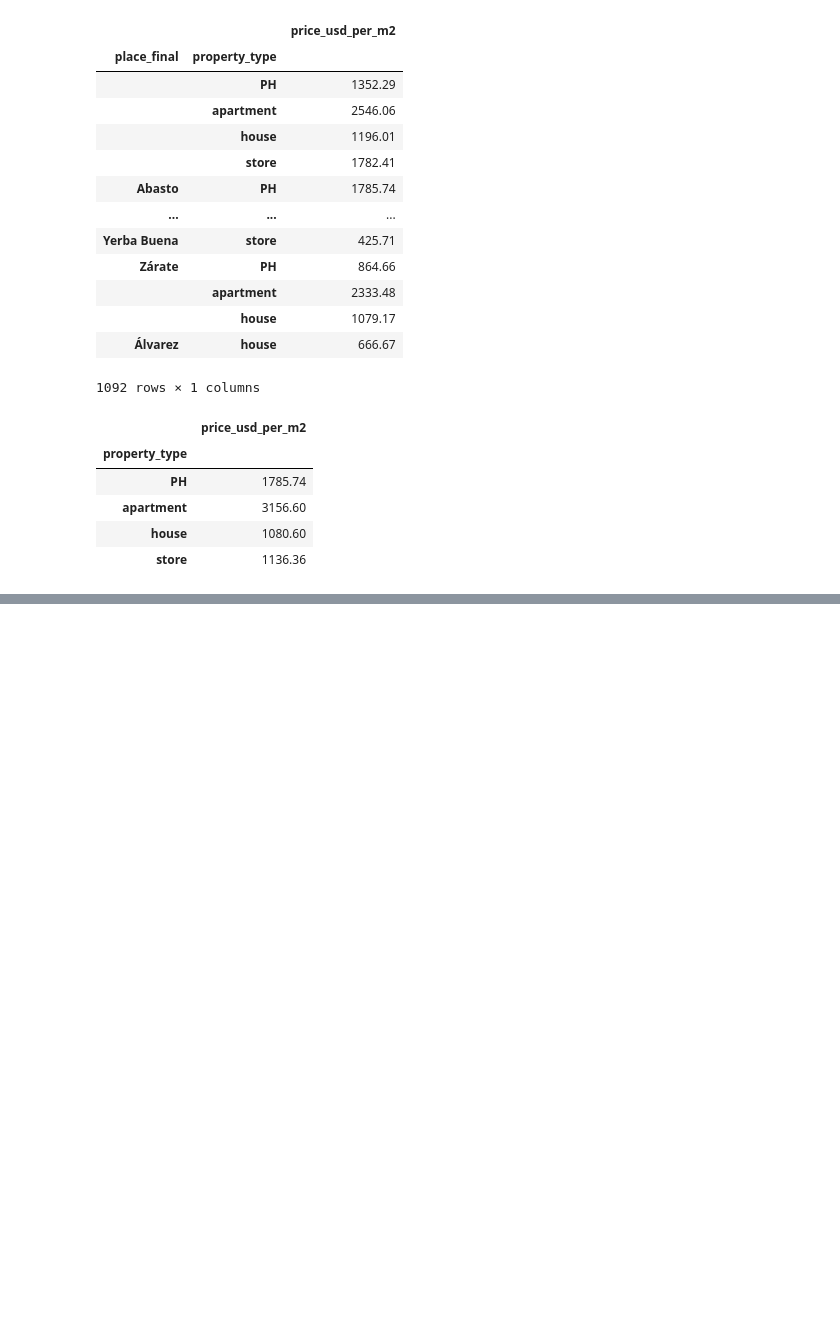
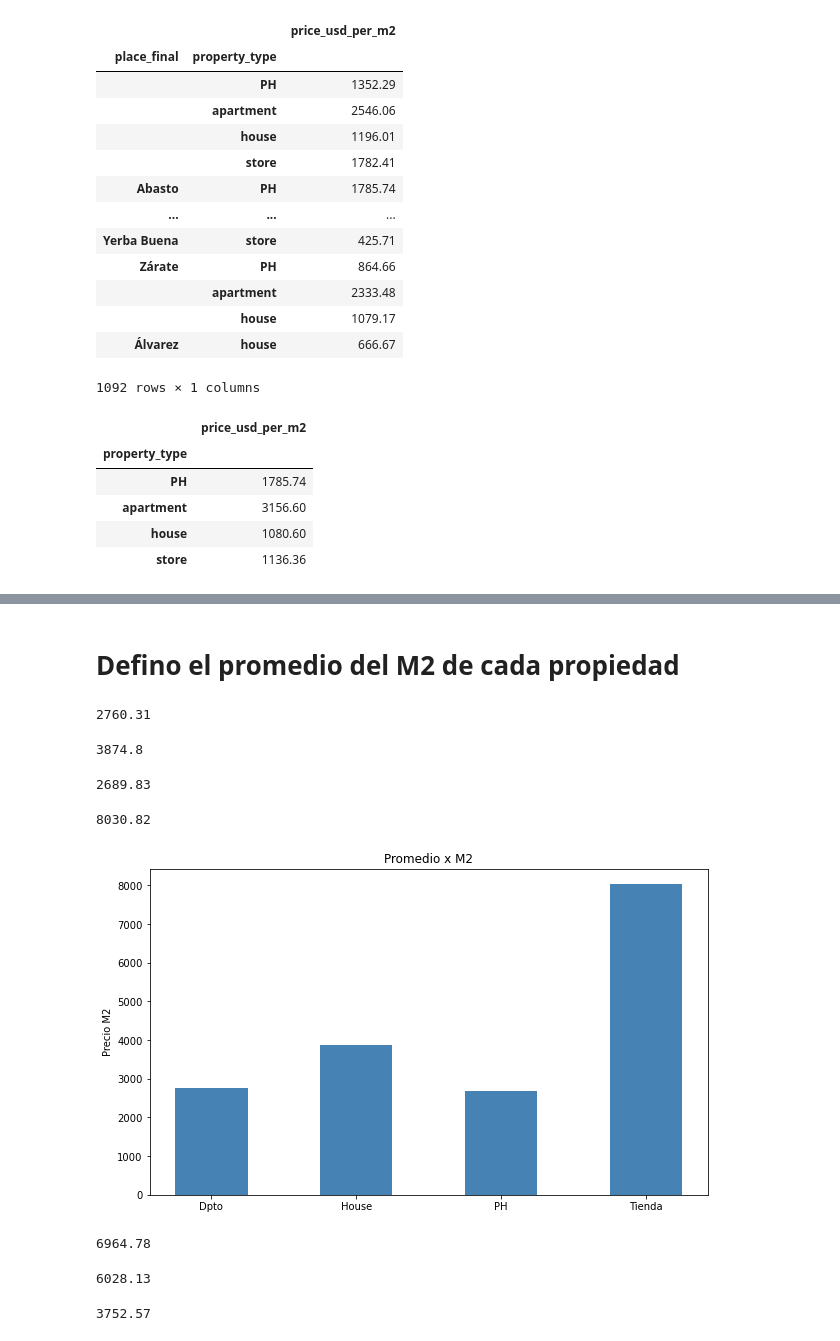
Before and after one commit to FernandoCastroSaia/DH, a Jupyter notebook: TPMerge3.ipynb, the cells around one changed output, grey strips where cells are left out. Cells and saved outputs as stored; diff of their text form; code cells hidden in the pictures; blank space fills up the shorter version.

```diff
--- a/TPMerge3.ipynb
+++ b/TPMerge3.ipynb
@@ -797,0 +776,62 @@ abastoprices
+# %% [markdown]
+# Defino el promedio del M2 de cada propiedad
+# %%
+maskcasa=data_3_nodup['property_type']=='house'
+meancasa=data_3_nodup['price_usd_per_m2_clean'][maskcasa]
+pricecasa=meancasa.mean().round(2)
+print(pricecasa)
+# %% [output]
+2760.31
+# %%
+maskdpto=data_3_nodup['property_type']=='apartment'
+meandpto=data_3_nodup['price_usd_per_m2_clean'][maskdpto]
+pricedpto=meandpto.mean().round(2)
+print(pricedpto)
+# %% [output]
+3874.8
+# %%
+maskph=data_3_nodup['property_type']=='PH'
+#maskph2=data_3_nodup['price_usd_per_m2_clean']>0
+meanph=data_3_nodup['price_usd_per_m2_clean'][maskph]
+priceph=meanph.mean().round(2)
+print(priceph)
+# %% [output]
+2689.83
+# %%
+maskstore=data_3_nodup['property_type']=='store'
+meanstore=data_3_nodup['price_usd_per_m2_clean'][maskstore]
+pricestore=meanstore.mean().round(2)
+print(pricestore)
+# %% [output]
+8030.82
+# %%
+#PROMEDIO DE VALOR M2 X TIPO DE PROP
+pricemeans=(pricecasa,pricedpto,priceph,pricestore)
+width = 0.50 # ancho de las barras
+
+fig = plt.figure(figsize=(10,6)); ax = plt.axes()
+
+ax.bar(titulos, pricemeans, width, color='steelblue') # barra roja.
+
+ax.set_ylabel('Precio M2'); ax.set_title('Promedio x M2')
+plt.show()
+# %% [output]
+[figure, added]
+# %%
+maskcor=data_3_nodup['state_name']=="Córdoba"
+meancor=data_3_nodup['price_usd_per_m2_clean'][maskcor].mean().round(2)
+meancor
+# %% [output]
+6964.78
+# %%
+masksantafe=data_3_nodup['state_name']=="Santa Fe"
+meansantafe=data_3_nodup['price_usd_per_m2_clean'][masksantafe].mean().round(2)
+meansantafe
+# %% [output]
+6028.13
+# %%
+maskbuenosaires=data_3_nodup['state_name']=="Capital Federal"
+meanbuenosaires=data_3_nodup['price_usd_per_m2_clean'][maskbuenosaires].mean().round(2)
+meanbuenosaires
+# %% [output]
+3752.57
```
Also changed, not shown: parts of 52 cells of this notebook.
